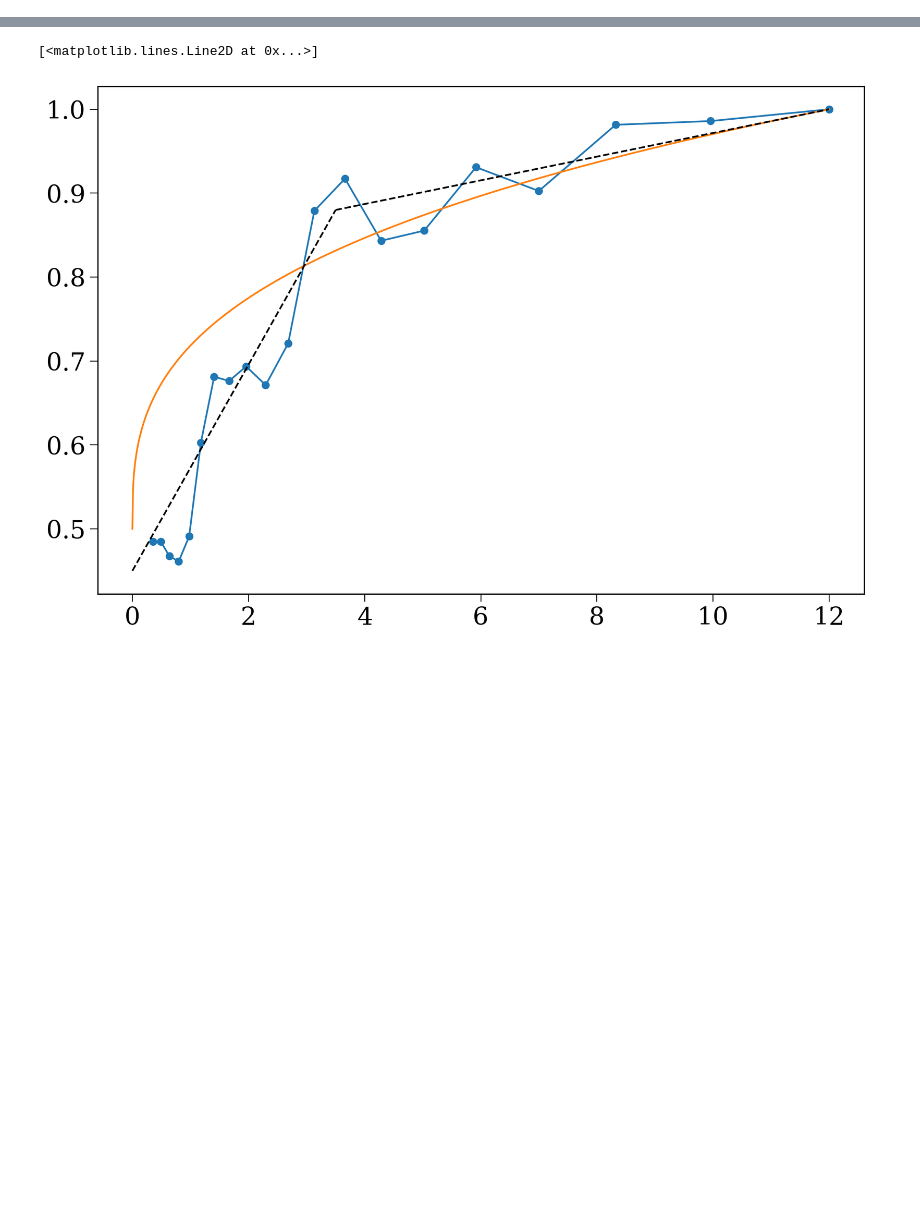
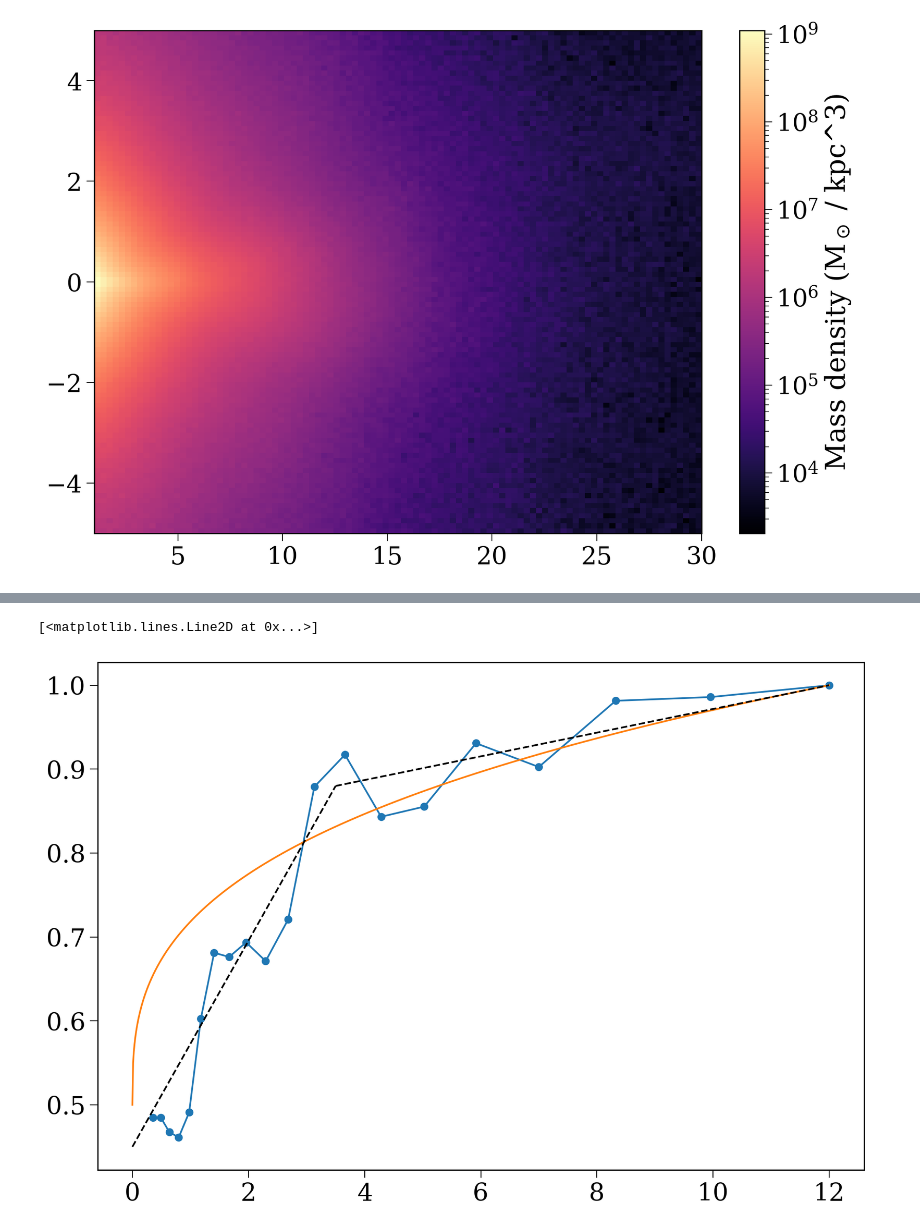
Before and after one commit to TomWagg/underworld, a Jupyter notebook: analysis/mw_mass_growth.ipynb, the cells around one changed output, grey strips where cells are left out. Drawn from its saved outputs; the diff is of its cells as text; code cells hidden in the pictures; blank space fills up the shorter version.

```diff
--- a/analysis/mw_mass_growth.ipynb
+++ b/analysis/mw_mass_growth.ipynb
@@ -127,0 +28,6 @@ array([1.4284970e+11, 1.4280016e+11, 1.3774261e+11, 1.3580518e+11,
+# %%
+redshift = 0.1
+sim_dir = "/mnt/ceph/users/firesims/fire2/public_release/core/m12i_res7100/"
+part = gizmo.io.Read.read_snapshots(
+    ["dark", "star", "gas"], "redshift", redshift, sim_dir, snapshot_directory="output"
+)
@@ -127,0 +54,21 @@ array([1.4284970e+11, 1.4280016e+11, 1.3774261e+11, 1.3580518e+11,
+# %%
+star_pos = part["star"].prop("host.distance.principal")
+star_mass = np.array(part["star"]["mass"])
+# %%
+R = np.sqrt(star_pos[:, 0]**2 + star_pos[:, 1]**2)
+z = star_pos[:, 2]
+
+Rbins = np.linspace(1, 30, 100)
+zbins = np.linspace(-5, 5, 101)
+H, xe, ye = np.histogram2d(R, z, bins=(Rbins, zbins), weights=star_mass)
+Rbinc = 0.5 * (Rbins[1:] + Rbins[:-1])
+zbinc = 0.5 * (zbins[1:] + zbins[:-1])
+V = 2 * np.pi * (Rbins[1:]**2 - Rbins[:-1]**2)[:, None] * (zbins[1:] - zbins[:-1])[None, :]
+dens = H / V
+# %%
+# plt.hist2d(R, z, bins=(np.linspace(1, 30, 100), np.linspace(-5, 5, 100)), weights=star_mass, norm=mpl.colors.LogNorm())
+plt.pcolormesh(xe, ye, dens.T, norm=mpl.colors.LogNorm(), cmap='magma')
+plt.colorbar(label="Mass density (M$_\odot$ / kpc^3)")
+plt.show()
+# %% [output]
+[figure, added]
```
Also changed, not shown: parts of 28 cells of this notebook, 9 other files.
